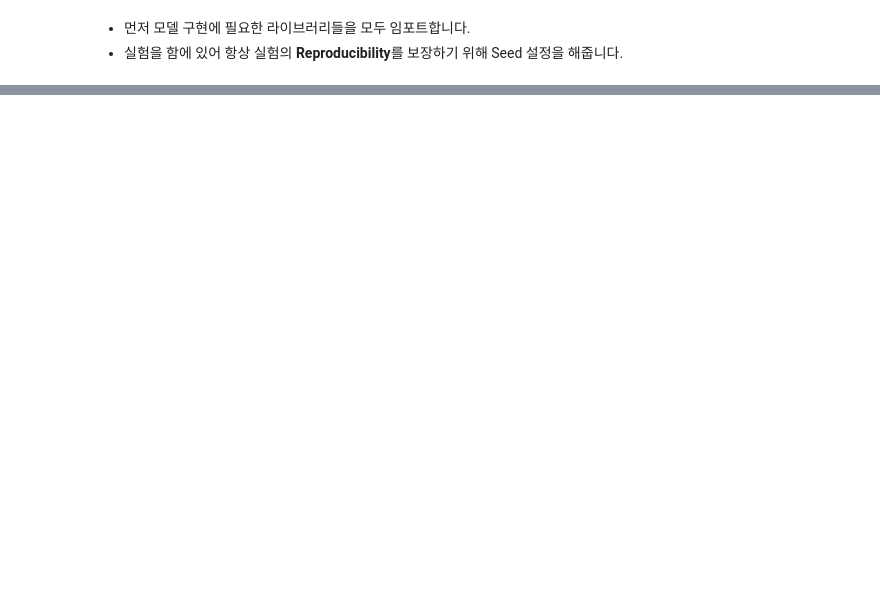
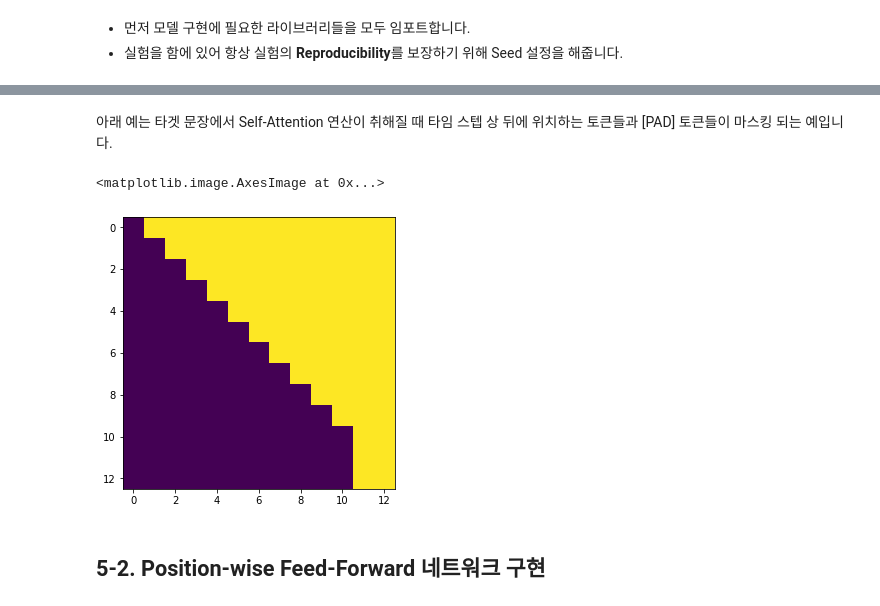
Before and after one commit to Huffon/nlp-various-tutorials, a Jupyter notebook: transformer-aihub.ipynb, the cells around one changed output, grey strips where cells are left out. Cells and saved outputs as stored; diff of their text form; code cells hidden in the pictures; blank space fills up the shorter version.

```diff
--- a/transformer-aihub.ipynb
+++ b/transformer-aihub.ipynb
@@ -278 +459,11 @@ def create_tgt_mask(src, tgt):
+# %% [markdown]
+아래 예는 타겟 문장에서 Self-Attention 연산이 취해질 때 타임 스텝 상 뒤에 위치하는 토큰들과 [PAD] 토큰들이 마스킹 되는 예입니다.
+# %%
+plt.figure(figsize=(5,5))
+plt.imshow(tgt_mask.cpu()[0])
+# %% [output]
+<matplotlib.image.AxesImage at 0x...>
+[figure, added]
+# %% [markdown]
+## 5-2. Position-wise Feed-Forward 네트워크 구현
 # %% [markdown]
```
Also changed, not shown: parts of 67 cells of this notebook.
